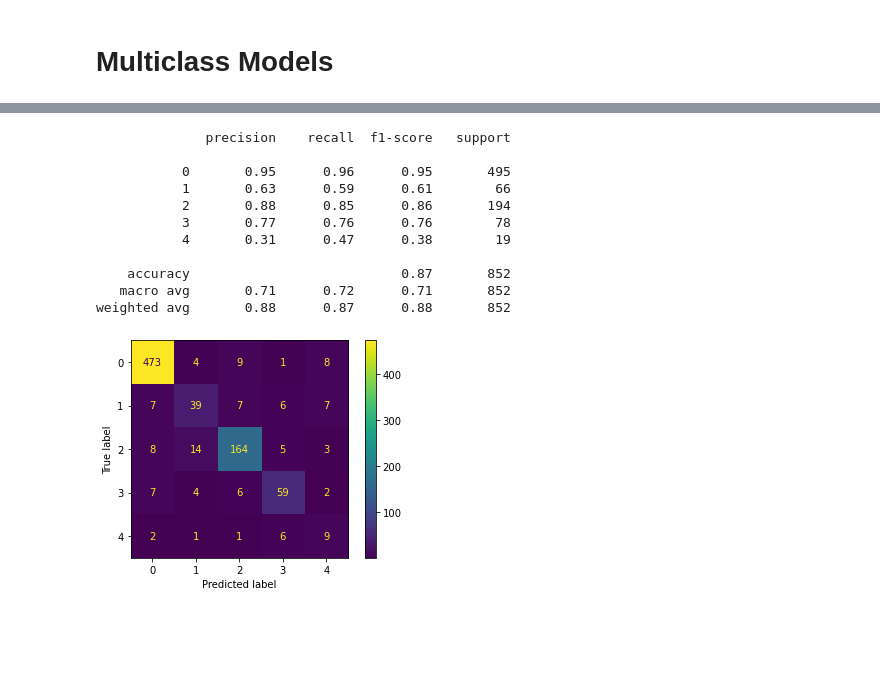
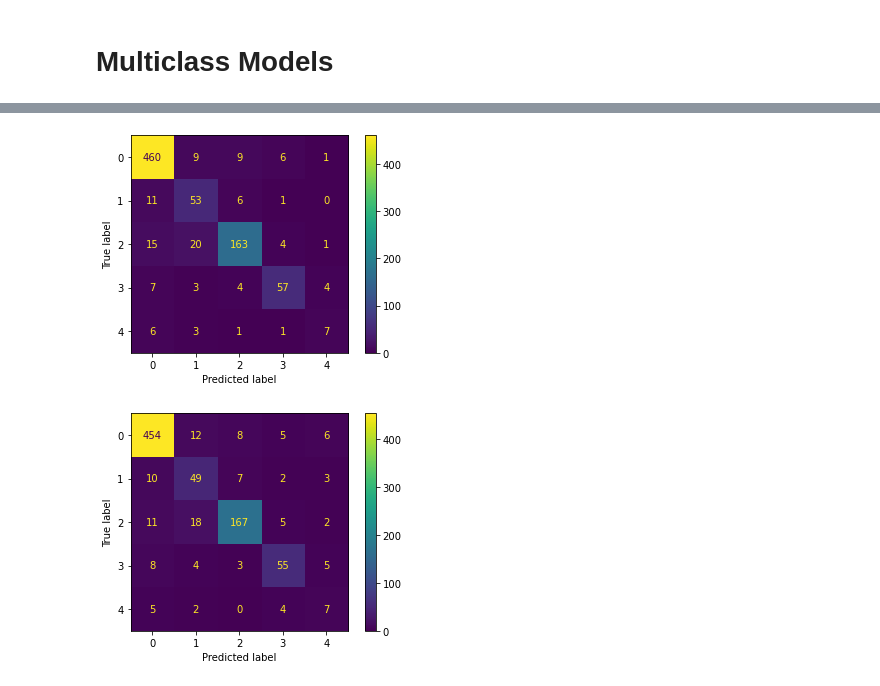
Before and after one commit to JoshuaGottlieb/Exoplanet-Classification, a Jupyter notebook: notebooks/Modeling.ipynb, the cells around one changed output, grey strips where cells are left out. Drawn from its saved outputs; the diff is of its cells as text; code cells hidden in the pictures; blank space fills up the shorter version.

```diff
--- a/notebooks/Modeling.ipynb
+++ b/notebooks/Modeling.ipynb
@@ -87,7 +88,7 @@ pd.DataFrame(X_train_multi_ohe, index = X_train_multi.index)
 # %%
 full_column_labels = ['ml_fittype_LS', 'ml_fittype_LS_MCMC'] + X_train_multi.columns.values.tolist()[1:]
 # %%
-samplers = [(SMOTE(random_state = 42)),
+samplers = [(SMOTE(random_state = 42, n_jobs = -1)),
             (RandomOverSampler(random_state = 42)),
             None]
 # %%
@@ -310,21 +312,13 @@ weighted avg       0.88      0.87      0.88       852
-# %%
-base_decision_tree = Pipeline([('preprocess', preprocess_no_SMOTE),
-                               ('tree', DecisionTreeClassifier(random_state = 42))])
-
-base_decision_tree.fit(X_train_multi, y_train_multi)
-base_decision_tree.score(X_test_multi, y_test_multi)
-print(classification_report(y_test_multi, base_decision_tree.predict(X_test_multi)))
-ConfusionMatrixDisplay(confusion_matrix(y_test_multi, base_decision_tree.predict(X_test_multi))).plot();
-# %% [output]
-              precision    recall  f1-score   support
-
-           0       0.95      0.96      0.95       495
-           1       0.63      0.59      0.61        66
-           2       0.88      0.85      0.86       194
-           3       0.77      0.76      0.76        78
-           4       0.31      0.47      0.38        19
-
-    accuracy                           0.87       852
-   macro avg       0.71      0.72      0.71       852
-weighted avg       0.88      0.87      0.88       852
-[figure, removed]
+# %%
+params = [
+    {
+        'clf': (DecisionTreeClassifier(random_state = 42),),
+        'rsm': samplers[:-1]
+    }
+]
+
+base_tree_sampling = run_model(X_train_multi, X_test_multi, y_train_multi, y_test_multi,
+                               estimator = DecisionTreeClassifier(), grid_search = True, grid_params = params,
+                               cv = 5, plot_confusion = True)
+# %% [output]
+[figure, added]
@@ -330,0 +328,16 @@ weighted avg       0.88      0.87      0.88       852
+# %%
+params = [
+    {
+        'clf': (DecisionTreeClassifier(random_state = 42),),
+        'clf__max_depth': [5, 7, 9, 11, 13],
+        'clf__criterion': ['gini', 'entropy'],
+        'clf__max_features': ['sqrt', None],
+        'rsm': samplers[:-1]
+    }
+]
+
+tree = run_model(X_train_multi, X_test_multi, y_train_multi, y_test_multi,
+                 estimator = DecisionTreeClassifier(), grid_search = True, grid_params = params,
+                 cv = 5, plot_confusion = True)
+# %% [output]
+[figure, added]
```
Also changed, not shown: parts of 16 cells of this notebook, 7 other files.
